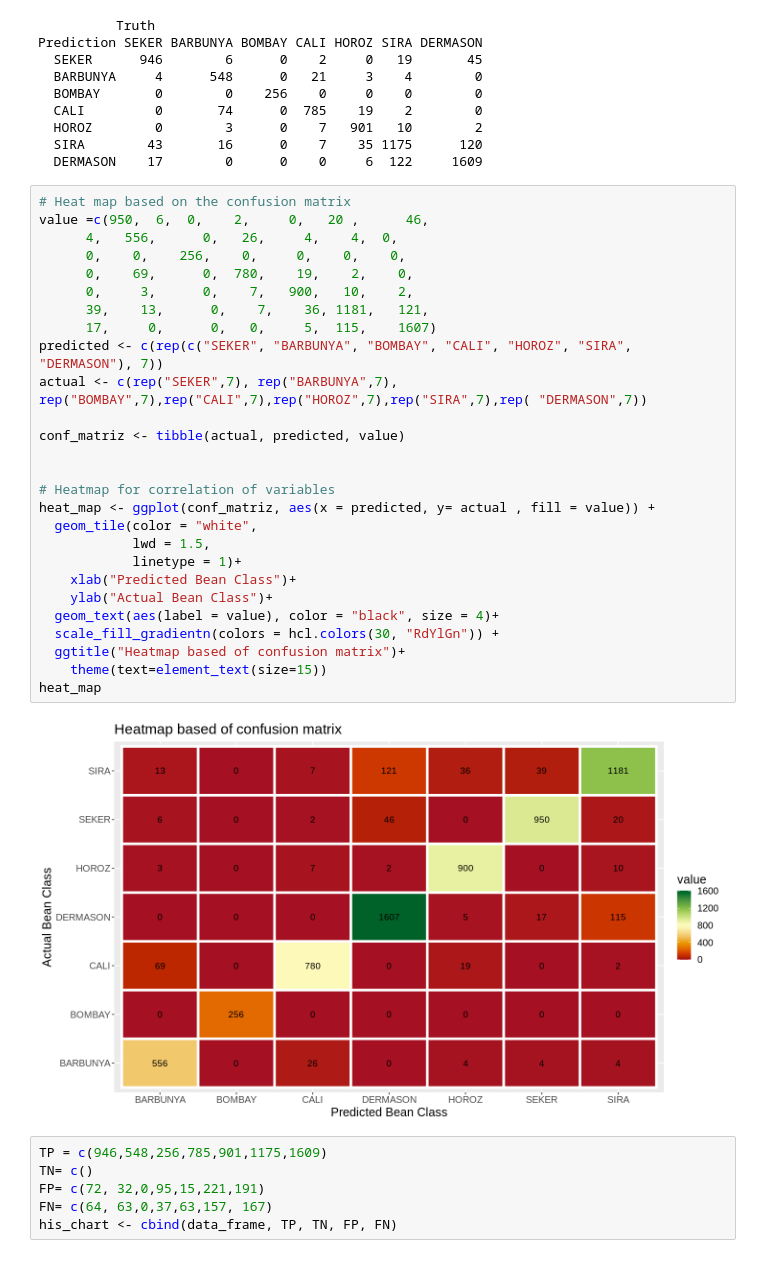
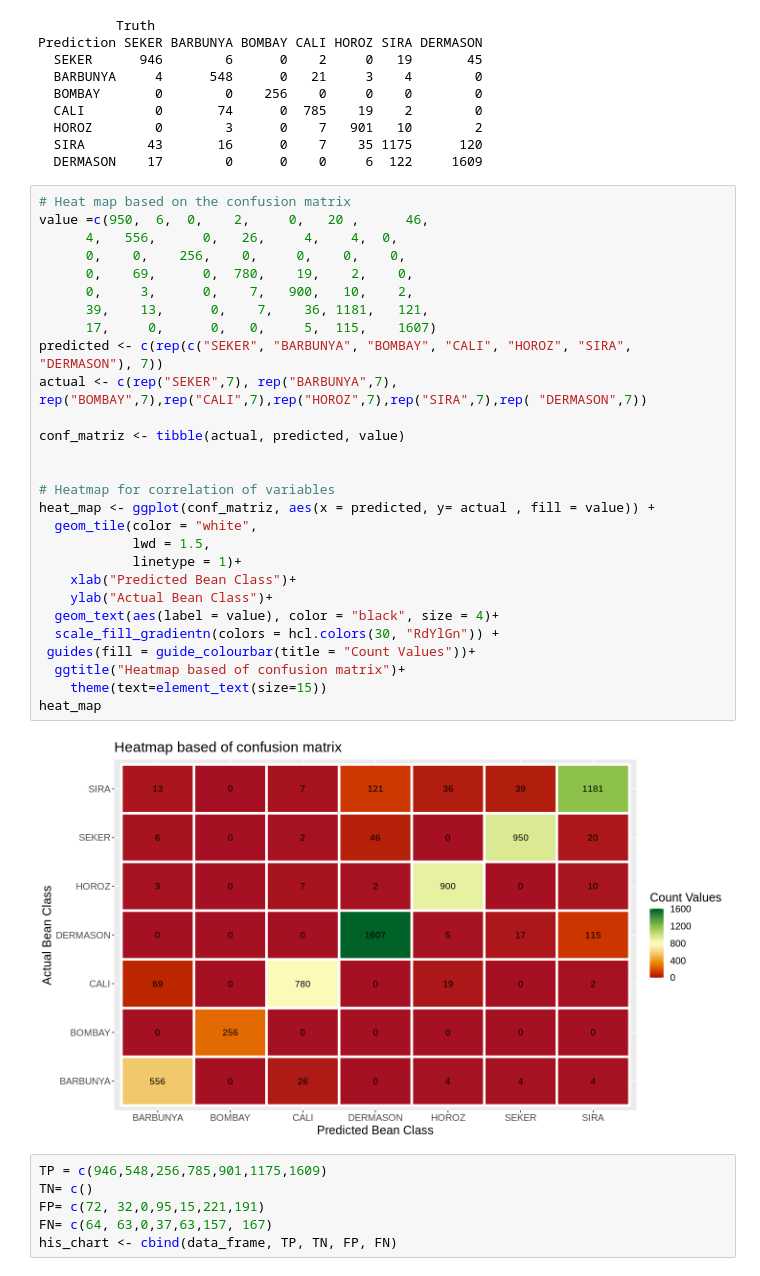
Before and after one commit to pranjali-22/DSCI100, a Jupyter notebook: Final Project.ipynb, the cells around one changed output. Saved outputs shown, nothing was run; the diff lists cells and outputs as text.

```diff
--- a/Final Project.ipynb
+++ b/Final Project.ipynb
@@ -438,32 +438,33 @@ Prediction SEKER BARBUNYA BOMBAY CALI HOROZ SIRA DERMASON
 # %%
 # Heat map based on the confusion matrix
 value =c(950,  6,  0,    2,     0,   20 ,      46,
       4,   556,      0,   26,     4,    4,  0,
       0,    0,    256,    0,     0,    0,    0,
       0,    69,      0,  780,    19,    2,    0,
       0,     3,      0,    7,   900,   10,    2,
       39,    13,      0,    7,    36, 1181,   121,
       17,     0,      0,   0,     5,  115,    1607)
 predicted <- c(rep(c("SEKER", "BARBUNYA", "BOMBAY", "CALI", "HOROZ", "SIRA", "DERMASON"), 7))
 actual <- c(rep("SEKER",7), rep("BARBUNYA",7), rep("BOMBAY",7),rep("CALI",7),rep("HOROZ",7),rep("SIRA",7),rep( "DERMASON",7))
 
 conf_matriz <- tibble(actual, predicted, value)
 
 
 # Heatmap for correlation of variables
 heat_map <- ggplot(conf_matriz, aes(x = predicted, y= actual , fill = value)) +
   geom_tile(color = "white",
             lwd = 1.5,
             linetype = 1)+
     xlab("Predicted Bean Class")+
     ylab("Actual Bean Class")+
   geom_text(aes(label = value), color = "black", size = 4)+
   scale_fill_gradientn(colors = hcl.colors(30, "RdYlGn")) +
+ guides(fill = guide_colourbar(title = "Count Values"))+
   ggtitle("Heatmap based of confusion matrix")+
     theme(text=element_text(size=15))
 heat_map
 # %% [output]
-[figure, old version]
+[figure, new version]
 # %%
 TP = c(946,548,256,785,901,1175,1609)
 TN= c()
```
